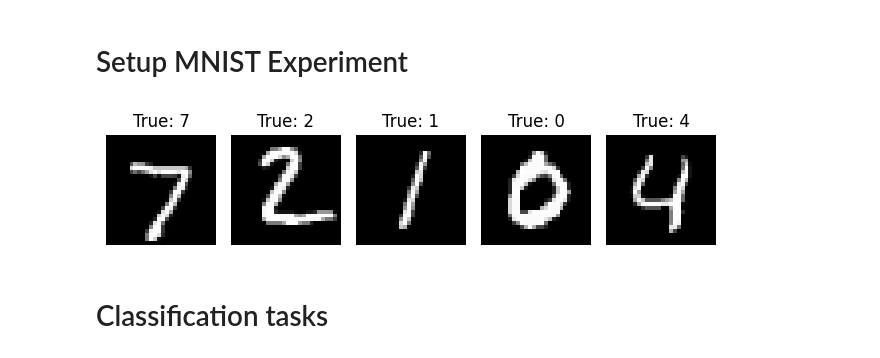
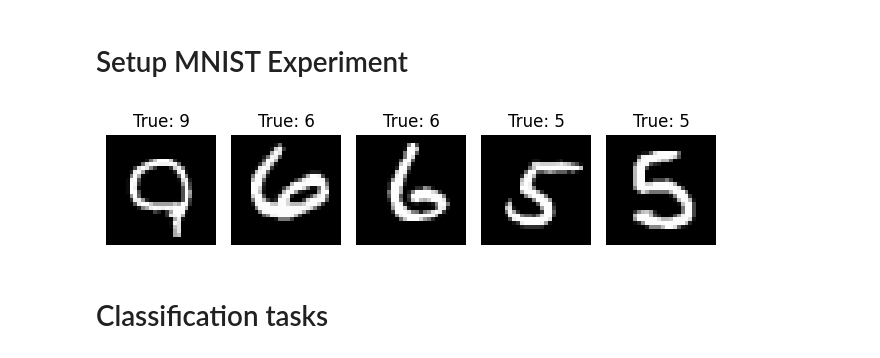
Before and after one commit to RaphBnrd/AI-Impacts-lab_session, a Jupyter notebook: main.ipynb, the cells around one changed output. Saved outputs shown, nothing was run; the diff lists cells and outputs as text; code cells hidden in the pictures.

```diff
--- a/main.ipynb
+++ b/main.ipynb
@@ -171,30 +171,30 @@ ram_total_size: 48.0
 # %%
 transform = transforms.Compose([
     transforms.ToTensor()
 ])
 
 train_dataset = datasets.MNIST(
     root="./data", train=True, download=True, transform=transform
 )
 test_dataset = datasets.MNIST(
     root="./data", train=False, download=True, transform=transform
 )
 
 train_loader = DataLoader(train_dataset, batch_size=64, shuffle=True)
 test_loader = DataLoader(test_dataset, batch_size=1000, shuffle=False)
 
-# Plot examples of digits (with true labels)
-examples = enumerate(test_loader)
-batch_idx, (example_data, example_targets) = next(examples)
+# Plot examples of digits (with true labels) within test_dataset
+n = 5
+idxs = torch.randperm(len(test_dataset))[:n]
 fig = plt.figure()
-for i in range(5):
+for i in range(n):
     plt.subplot(1, 5, i + 1)
-    plt.imshow(example_data[i].cpu().squeeze(), cmap='gray')
-    plt.title(f"True: {example_targets[i].item()}")
+    plt.imshow(test_dataset[idxs[i]][0].cpu().squeeze(), cmap='gray')
+    plt.title(f"True: {test_dataset[idxs[i]][1]}")
     plt.axis("off")
 plt.tight_layout()
 # %% [output]
-[figure, old version]
+[figure, new version]
 # %% [markdown]
 # Classification tasks
 # %% [markdown]
```
Also changed, not shown: parts of 11 cells of this notebook, 3 other files.
